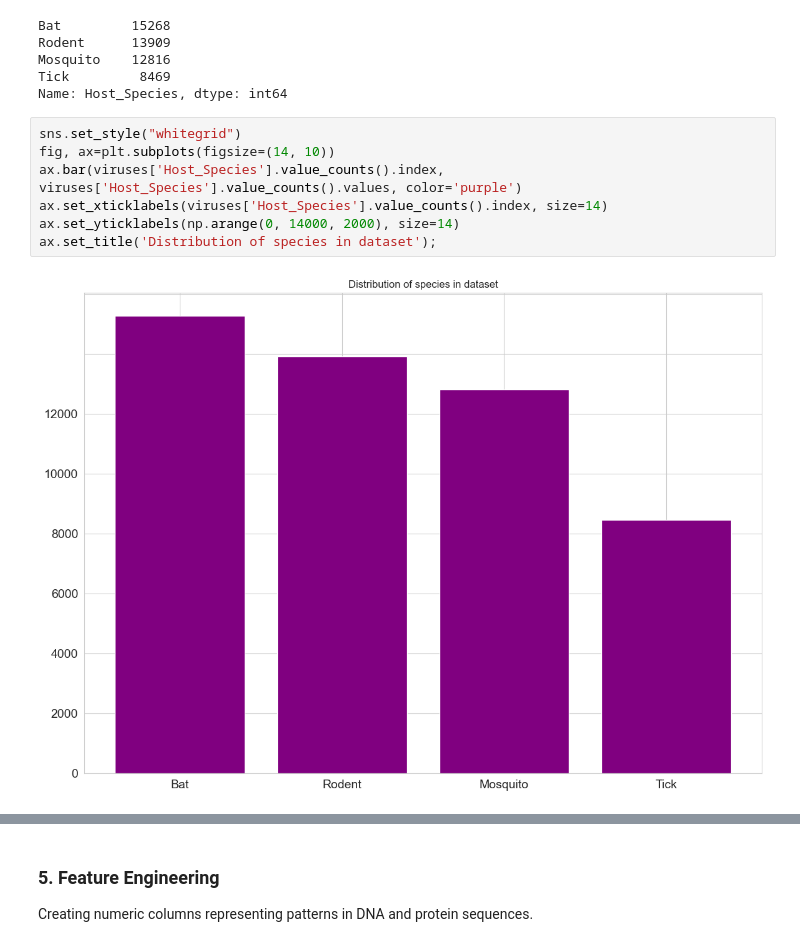
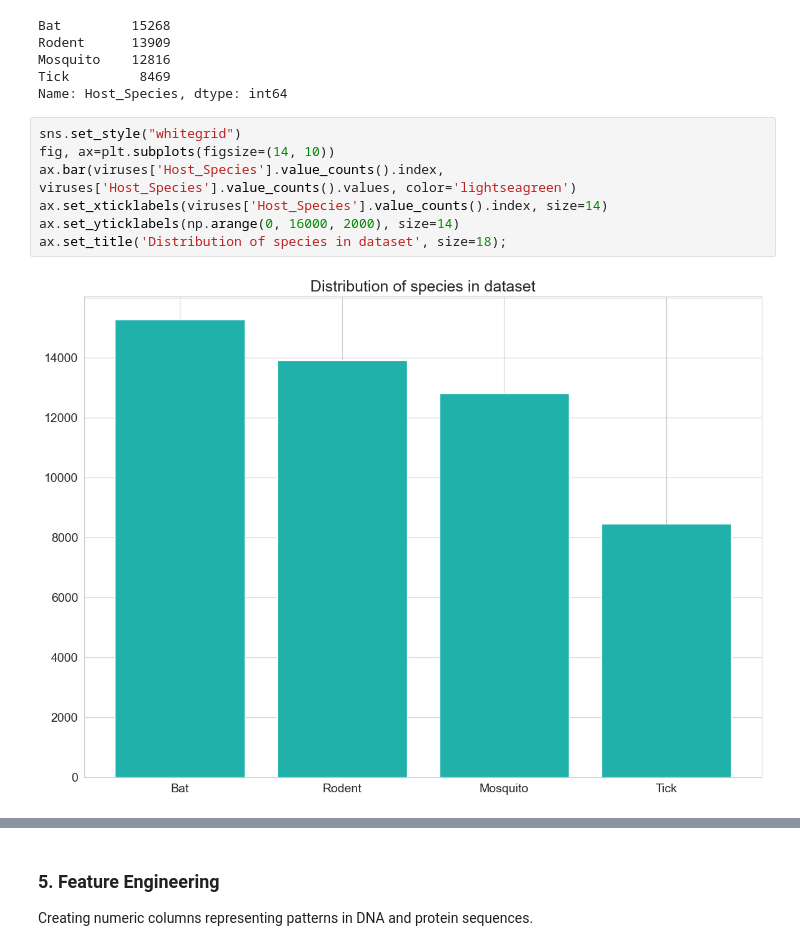
Before and after one commit to jmclaughlin712/Classification-of-Animal-Associated-Viruses, a Jupyter notebook: Analysis.ipynb, the cells around one changed output, grey strips where cells are left out. Drawn from its saved outputs; the diff is of its cells as text.

```diff
--- a/Analysis.ipynb
+++ b/Analysis.ipynb
@@ -132,11 +132,11 @@ Name: Host_Species, dtype: int64
 # %%
 sns.set_style("whitegrid")
 fig, ax=plt.subplots(figsize=(14, 10))
-ax.bar(viruses['Host_Species'].value_counts().index, viruses['Host_Species'].value_counts().values, color='purple')
+ax.bar(viruses['Host_Species'].value_counts().index, viruses['Host_Species'].value_counts().values, color='lightseagreen')
 ax.set_xticklabels(viruses['Host_Species'].value_counts().index, size=14)
-ax.set_yticklabels(np.arange(0, 14000, 2000), size=14)
-ax.set_title('Distribution of species in dataset');
+ax.set_yticklabels(np.arange(0, 16000, 2000), size=14)
+ax.set_title('Distribution of species in dataset', size=18);
 # %% [output]
-[figure, old version]
+[figure, new version]
 # %%
 fig, ax=plt.subplots(figsize=(14, 10))
```
Also changed, not shown: parts of 20 cells of this notebook, 1 other file.
